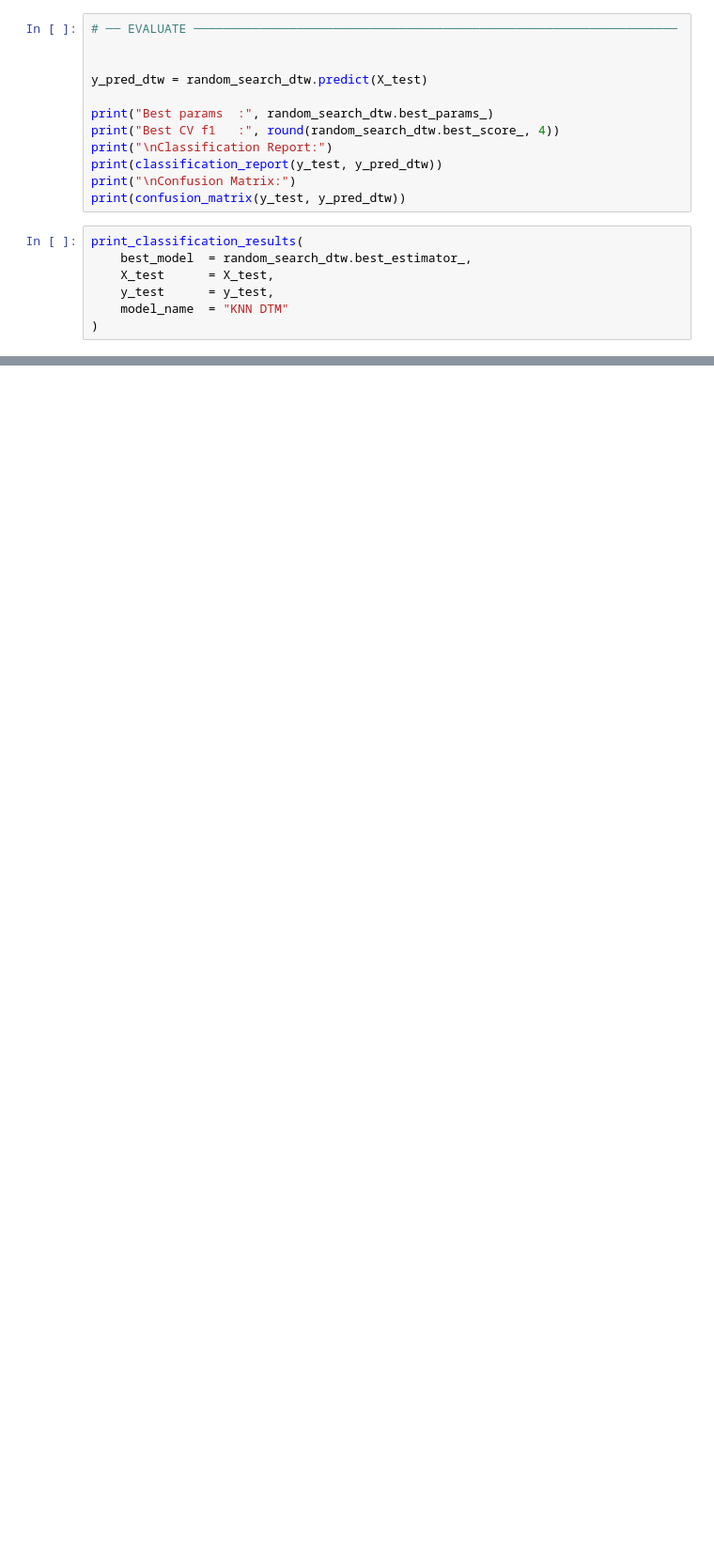
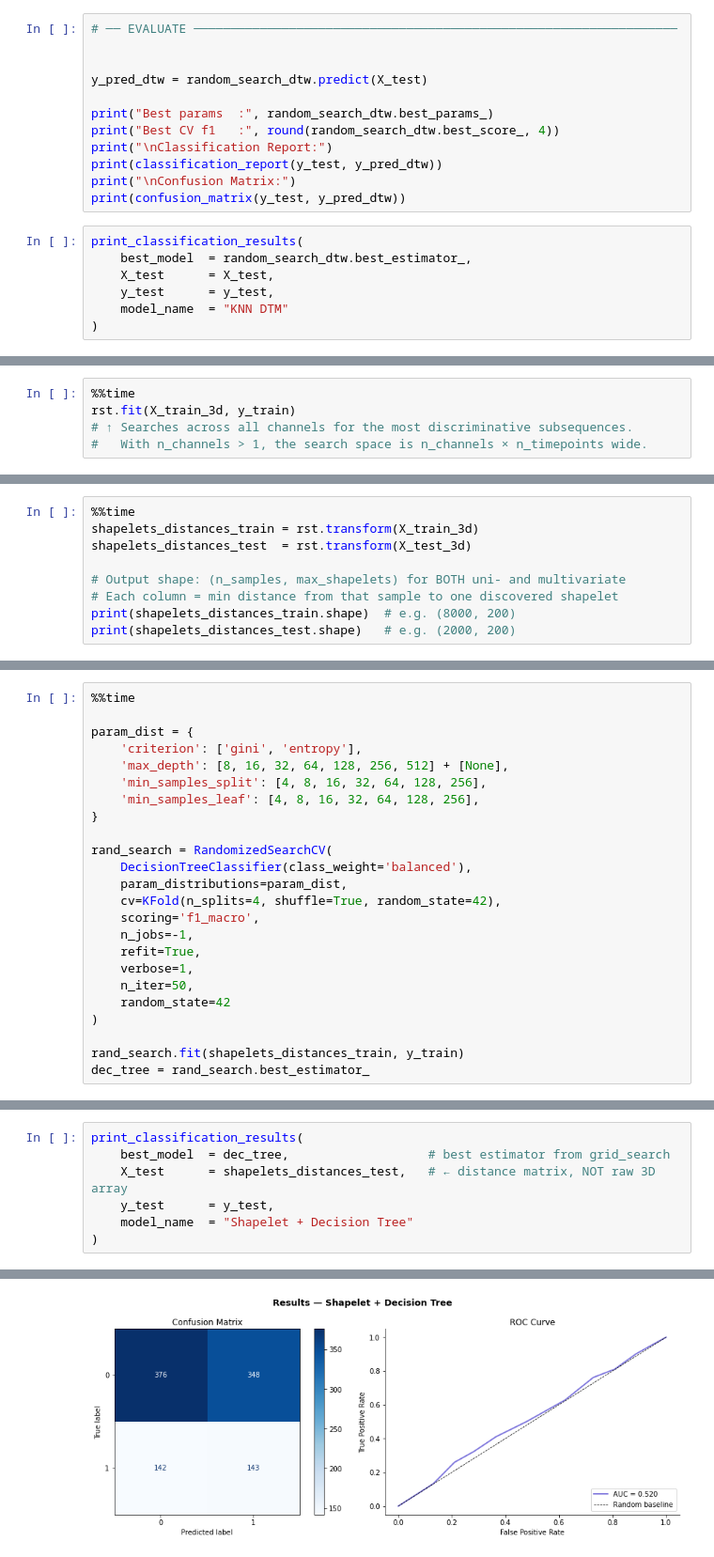
Before and after one commit to alicecalderini/DATAMINING_2-Project, a Jupyter notebook: 10. TIME SERIES/2. TS CLASSIFICATION.ipynb, the cells around one changed output, grey strips where cells are left out. Shown at 94% size. Cells and saved outputs as stored; diff of their text form; blank space fills up the shorter version.

```diff
--- a/10. TIME SERIES/2. TS CLASSIFICATION.ipynb
+++ b/10. TIME SERIES/2. TS CLASSIFICATION.ipynb
@@ -433,0 +531,5 @@ print_classification_results(
+# %%
+%%time
+rst.fit(X_train_3d, y_train)
+# ↑ Searches across all channels for the most discriminative subsequences.
+#   With n_channels > 1, the search space is n_channels × n_timepoints wide.
@@ -433,0 +542,9 @@ print_classification_results(
+# %%
+%%time
+shapelets_distances_train = rst.transform(X_train_3d)
+shapelets_distances_test  = rst.transform(X_test_3d)
+
+# Output shape: (n_samples, max_shapelets) for BOTH uni- and multivariate
+# Each column = min distance from that sample to one discovered shapelet
+print(shapelets_distances_train.shape)  # e.g. (8000, 200)
+print(shapelets_distances_test.shape)   # e.g. (2000, 200)
@@ -433,0 +605,24 @@ print_classification_results(
+# %%
+%%time
+
+param_dist = {
+    'criterion': ['gini', 'entropy'],
+    'max_depth': [8, 16, 32, 64, 128, 256, 512] + [None],
+    'min_samples_split': [4, 8, 16, 32, 64, 128, 256],
+    'min_samples_leaf': [4, 8, 16, 32, 64, 128, 256],
+}
+
+rand_search = RandomizedSearchCV(
+    DecisionTreeClassifier(class_weight='balanced'),
+    param_distributions=param_dist,
+    cv=KFold(n_splits=4, shuffle=True, random_state=42),
+    scoring='f1_macro',
+    n_jobs=-1,
+    refit=True,
+    verbose=1,
+    n_iter=50,
+    random_state=42
+)
+
+rand_search.fit(shapelets_distances_train, y_train)
+dec_tree = rand_search.best_estimator_
@@ -433,0 +641,8 @@ print_classification_results(
+# %%
+print_classification_results(
+    best_model  = dec_tree,                   # best estimator from grid_search
+    X_test      = shapelets_distances_test,   # ← distance matrix, NOT raw 3D array
+    y_test      = y_test,
+    model_name  = "Shapelet + Decision Tree"
+)
+# %% [output]
@@ -433,0 +653 @@ print_classification_results(
+[figure, added]
```
Also changed, not shown: parts of 27 cells of this notebook, 12 other files.
